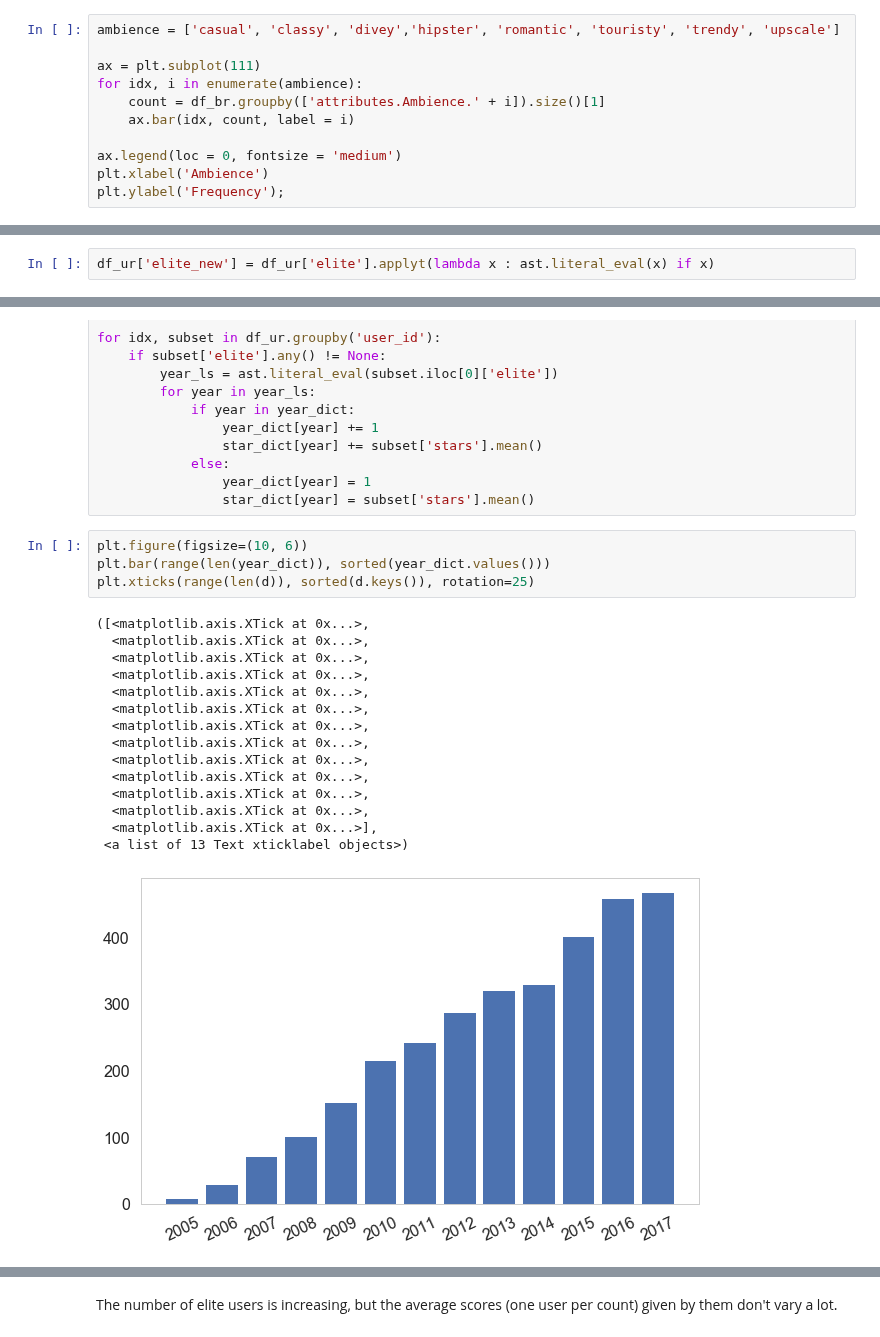
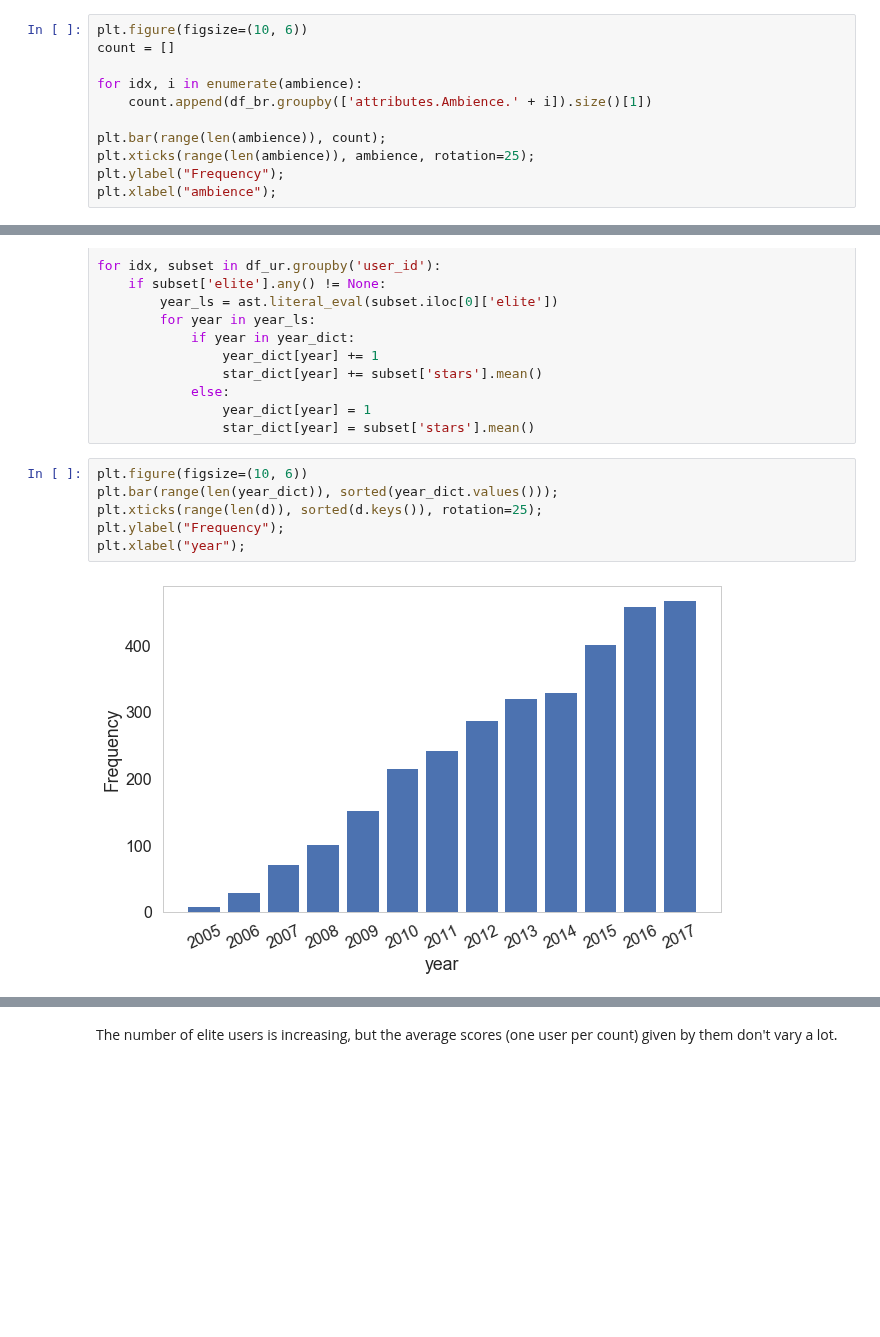
Before and after one commit to xuwd11/Recommender_Systems, a Jupyter notebook: 03_EDA.ipynb, the cells around one changed output, grey strips where cells are left out. Saved outputs shown, nothing was run; the diff lists cells and outputs as text; blank space fills up the shorter version.

```diff
--- a/03_EDA.ipynb
+++ b/03_EDA.ipynb
@@ -294,14 +294,14 @@ plt.legend(loc='upper left');
 # %% [markdown]
 Some day of week such as Friday and Saturday have higher average stars and higher reviews.
 # %%
-ambience = ['casual', 'classy', 'divey','hipster', 'romantic', 'touristy', 'trendy', 'upscale']
+plt.figure(figsize=(10, 6))
+count = []
 
-ax = plt.subplot(111)
 for idx, i in enumerate(ambience):
-    count = df_br.groupby(['attributes.Ambience.' + i]).size()[1]
-    ax.bar(idx, count, label = i)
+    count.append(df_br.groupby(['attributes.Ambience.' + i]).size()[1])
 
-ax.legend(loc = 0, fontsize = 'medium')
-plt.xlabel('Ambience')
-plt.ylabel('Frequency');
+plt.bar(range(len(ambience)), count);
+plt.xticks(range(len(ambience)), ambience, rotation=25);
+plt.ylabel("Frequency");
+plt.xlabel("ambience");
 # %% [output]
@@ -650,8 +649,6 @@ plt.show()
 [figure]
 # %% [markdown]
 We select some attributes of complement for analysis while others might have less obvious patterns with other variables. We could see there are positive relationships between this variables.
-# %%
-df_ur['elite_new'] = df_ur['elite'].applyt(lambda x : ast.literal_eval(x) if x)
 # %%
 year_dict = {}
 star_dict = {}
@@ -669,21 +666,9 @@ for idx, subset in df_ur.groupby('user_id'):
                 star_dict[year] = subset['stars'].mean()
 # %%
 plt.figure(figsize=(10, 6))
-plt.bar(range(len(year_dict)), sorted(year_dict.values()))
-plt.xticks(range(len(d)), sorted(d.keys()), rotation=25)
+plt.bar(range(len(year_dict)), sorted(year_dict.values()));
+plt.xticks(range(len(d)), sorted(d.keys()), rotation=25);
+plt.ylabel("Frequency");
+plt.xlabel("year");
 # %% [output]
-([<matplotlib.axis.XTick at 0x...>,
-  <matplotlib.axis.XTick at 0x...>,
-  <matplotlib.axis.XTick at 0x...>,
-  <matplotlib.axis.XTick at 0x...>,
-  <matplotlib.axis.XTick at 0x...>,
-  <matplotlib.axis.XTick at 0x...>,
-  <matplotlib.axis.XTick at 0x...>,
-  <matplotlib.axis.XTick at 0x...>,
-  <matplotlib.axis.XTick at 0x...>,
-  <matplotlib.axis.XTick at 0x...>,
-  <matplotlib.axis.XTick at 0x...>,
-  <matplotlib.axis.XTick at 0x...>,
-  <matplotlib.axis.XTick at 0x...>],
- <a list of 13 Text xticklabel objects>)
-[figure, old version]
+[figure, new version]
```
Also changed, not shown: parts of 5 cells of this notebook.
